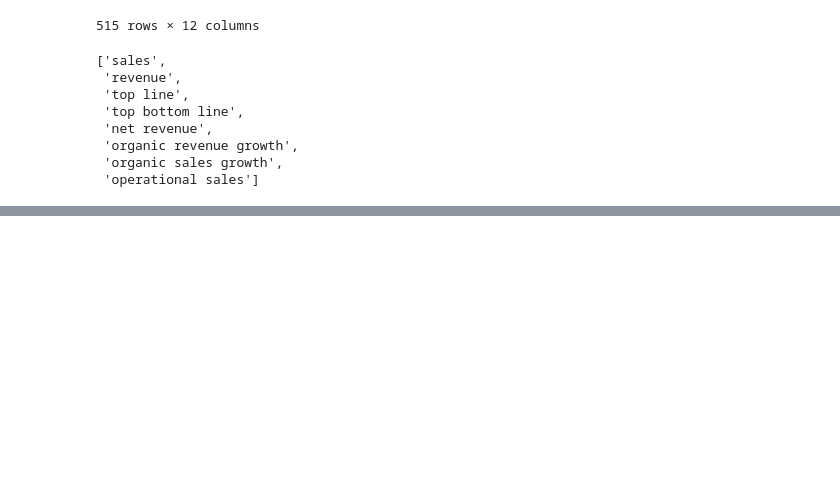
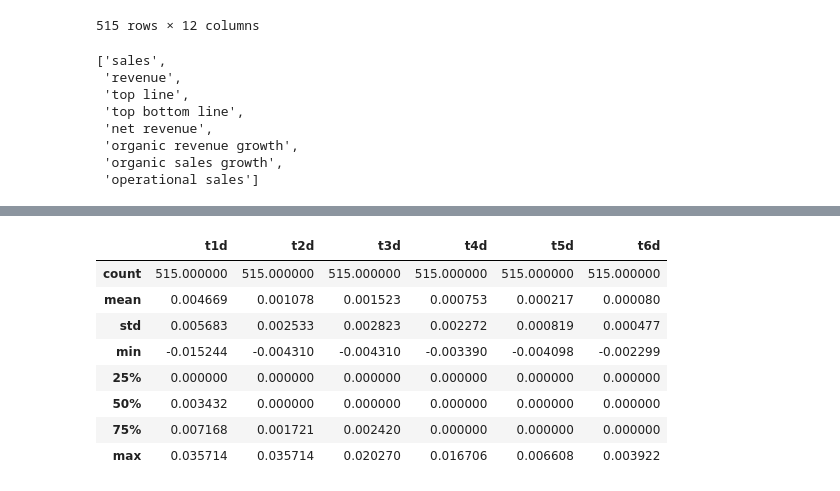
Before and after one commit to djtom98/Graph-Based-Analysis-Earnings-Calls, a Jupyter notebook: src/topicmodeling.ipynb, the cells around one changed output, grey strips where cells are left out. Drawn from its saved outputs; the diff is of its cells as text; code cells hidden in the pictures; blank space fills up the shorter version.

Commit message:
added baseline model with comparison with textual features added- integration of topic modeling

```diff
--- a/src/topicmodeling.ipynb
+++ b/src/topicmodeling.ipynb
@@ -533,0 +518,12 @@ topicdictcount
+# %%
+topicdictcount[['t1d','t2d','t3d','t4d','t5d','t6d']].describe()
+# %% [output]
+|  | t1d | t2d | t3d | t4d | t5d | t6d |
+| count | 515.000000 | 515.000000 | 515.000000 | 515.000000 | 515.000000 | 515.000000 |
+| mean | 0.004669 | 0.001078 | 0.001523 | 0.000753 | 0.000217 | 0.000080 |
+| std | 0.005683 | 0.002533 | 0.002823 | 0.002272 | 0.000819 | 0.000477 |
+| min | -0.015244 | -0.004310 | -0.004310 | -0.003390 | -0.004098 | -0.002299 |
+| 25% | 0.000000 | 0.000000 | 0.000000 | 0.000000 | 0.000000 | 0.000000 |
+| 50% | 0.003432 | 0.000000 | 0.000000 | 0.000000 | 0.000000 | 0.000000 |
+| 75% | 0.007168 | 0.001721 | 0.002420 | 0.000000 | 0.000000 | 0.000000 |
+| max | 0.035714 | 0.035714 | 0.020270 | 0.016706 | 0.006608 | 0.003922 |
```
Also changed, not shown: parts of 1 cell of this notebook, 1 other file.
